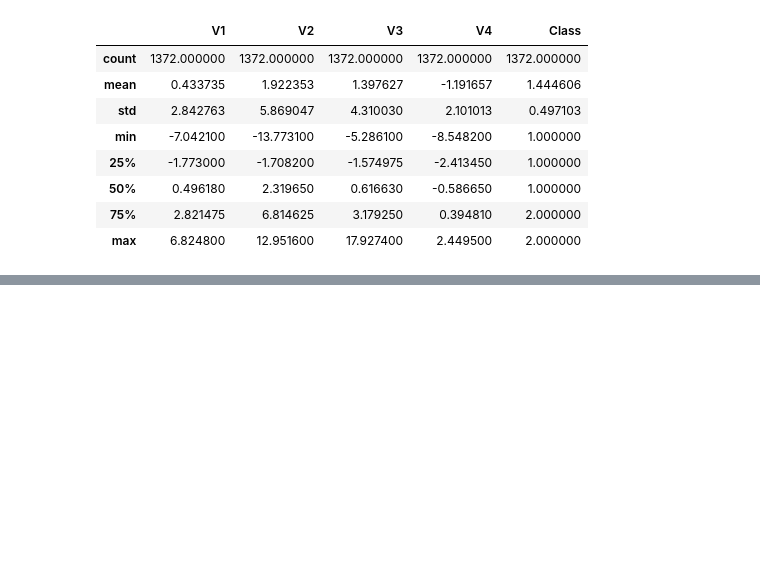
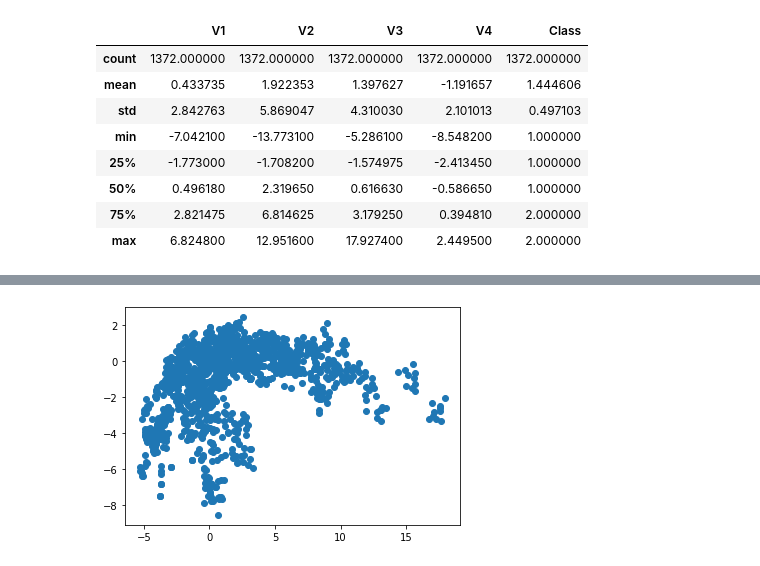
Before and after one commit to aman5898/Bit-Mesra-Data-Mining, a Jupyter notebook: K_Means.ipynb, the cells around one changed output, grey strips where cells are left out. Cells and saved outputs as stored; diff of their text form; code cells hidden in the pictures; blank space fills up the shorter version.

```diff
--- a/K_Means.ipynb
+++ b/K_Means.ipynb
@@ -48,0 +77,5 @@ df.describe()
+# %%
+plt.scatter(df.V3,df.V4)
+plt.show()
+# %% [output]
+[figure, added]
```
Also changed, not shown: parts of 5 cells of this notebook.
